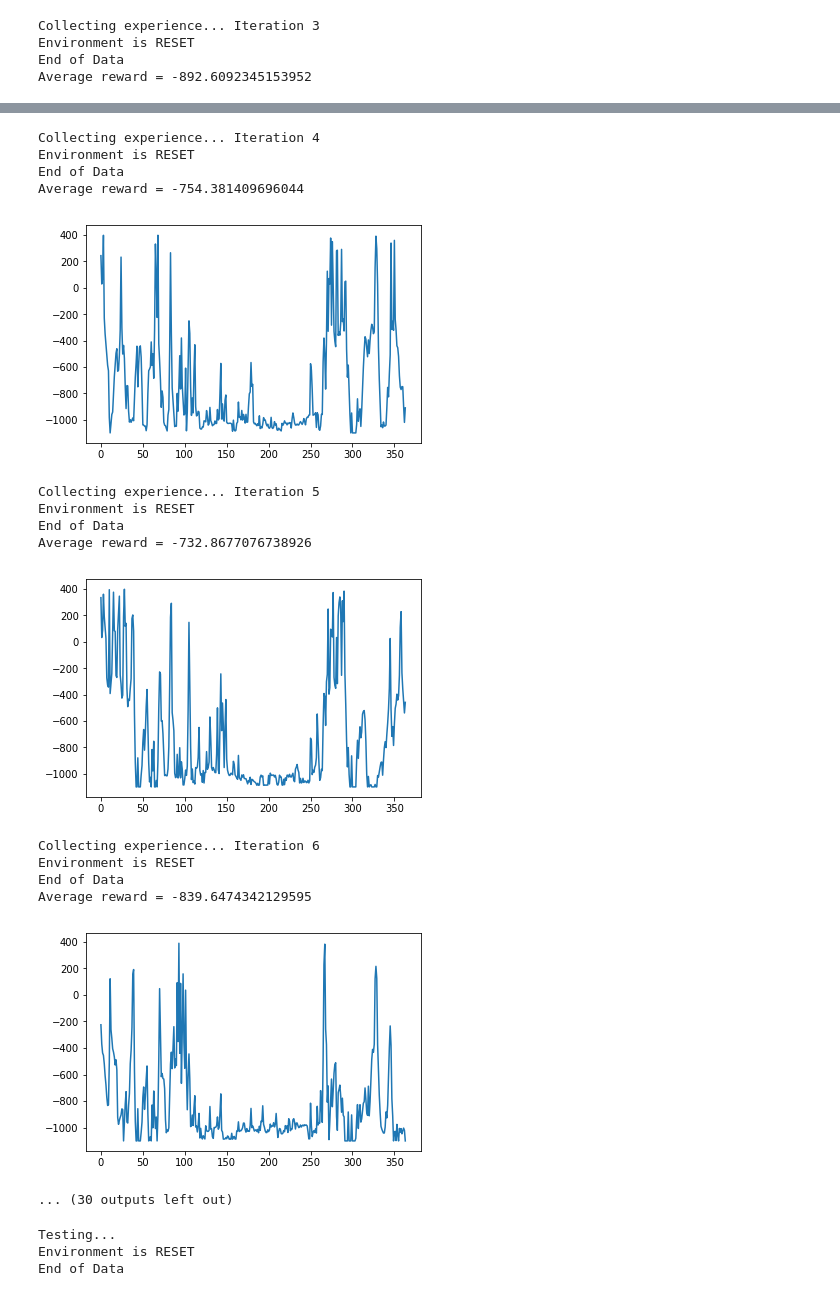
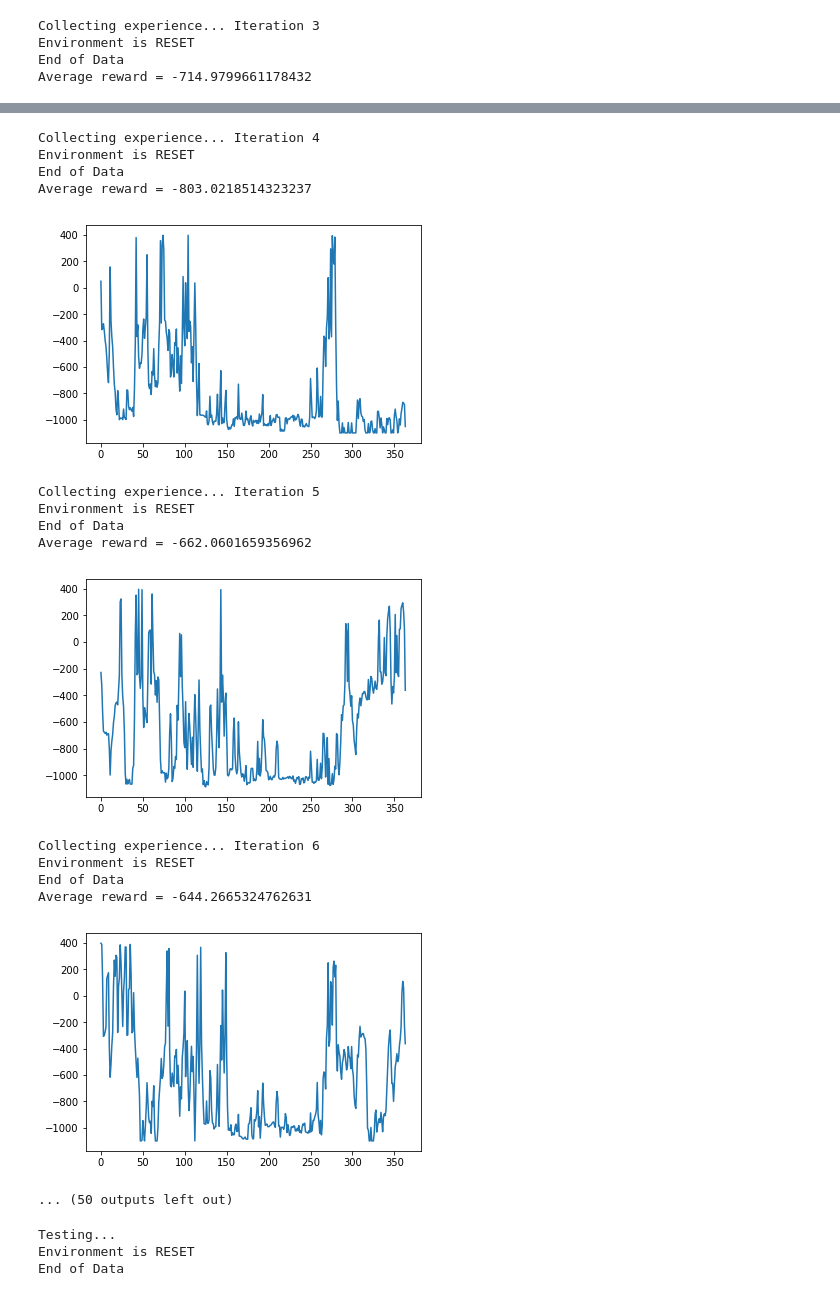
Before and after one commit to 5mali/eno_sarsa, a Jupyter notebook: deepq/deepqv3/deepqv3.ipynb, the cells around one changed output, grey strips where cells are left out. Cells and saved outputs as stored; diff of their text form; code cells hidden in the pictures.

```diff
--- a/deepq/deepqv3/deepqv3.ipynb
+++ b/deepq/deepqv3/deepqv3.ipynb
@@ -35,8 +37,8 @@ LR = 0.01                   # learning rate
 EPSILON = 0.9              # greedy policy
 GAMMA = 0.9                 # reward discount
 LAMBDA = 0.8                # parameter decay
-TARGET_REPLACE_ITER = 24*7*2    # target update frequency (every day)
-MEMORY_CAPACITY = 24*7*4      # store upto one month worth of memory
+TARGET_REPLACE_ITER = 24*7*2    # target update frequency (every two weeks)
+MEMORY_CAPACITY = 24*7*8      # store upto two month worth of memory
 
 N_ACTIONS = 10 #no. of duty cycles (0,1,2,...,9)
 N_STATES = 4 #number of state space parameter [batt, enp, henergy, fcast]
@@ -248,7 +250,7 @@ class DQN(object):
 dqn = DQN()
 eno = ENO(2010)
 
-NO_OF_ITERATIONS = 20
+NO_OF_ITERATIONS = 30
 avg_reward_rec = np.empty(1)
 
 for iteration in range(NO_OF_ITERATIONS):
@@ -311,4 +313,4 @@ Average reward = -878.2448176339865
 Collecting experience... Iteration 3
 Environment is RESET
 End of Data
-Average reward = -892.6092345153952
+Average reward = -714.9799661178432
@@ -316,19 +318,19 @@ Average reward = -892.6092345153952
 Collecting experience... Iteration 4
 Environment is RESET
 End of Data
-Average reward = -754.381409696044
+Average reward = -803.0218514323237
-[figure, old version]
+[figure, new version]
 Collecting experience... Iteration 5
 Environment is RESET
 End of Data
-Average reward = -732.8677076738926
+Average reward = -662.0601659356962
-[figure, old version]
+[figure, new version]
 Collecting experience... Iteration 6
 Environment is RESET
 End of Data
-Average reward = -839.6474342129595
+Average reward = -644.2665324762631
-[figure, old version]
+[figure, new version]
-... (30 outputs left out)
+... (50 outputs left out)
 # %%
 # TIME_AXIS = np.arange(0,eno.TIME_STEPS)
 # for DAY in range(eno.NO_OF_DAYS):
```
Also changed, not shown: parts of 5 cells of this notebook, 9 other files.
